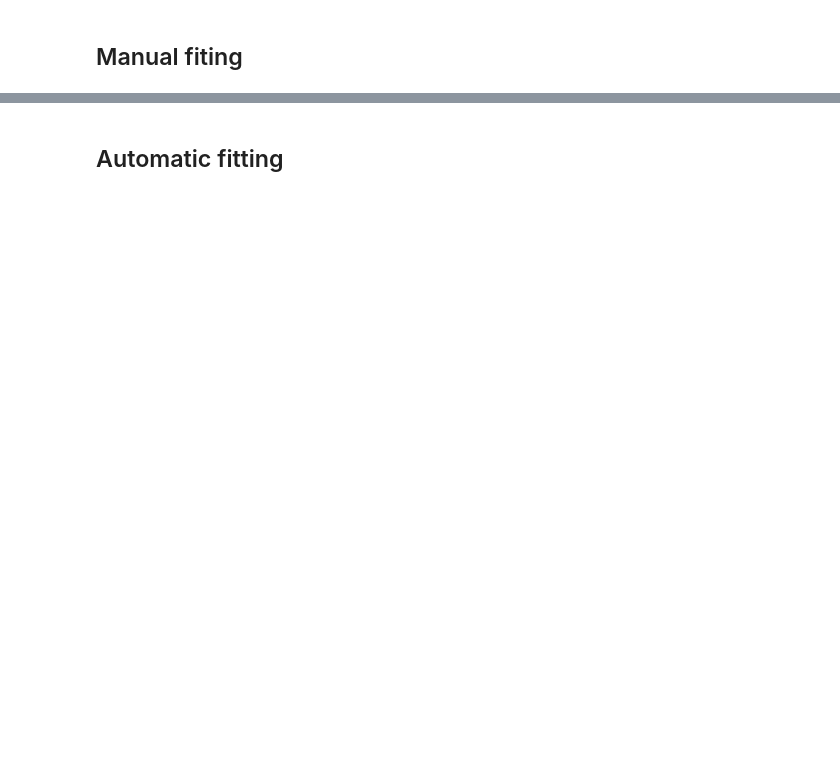
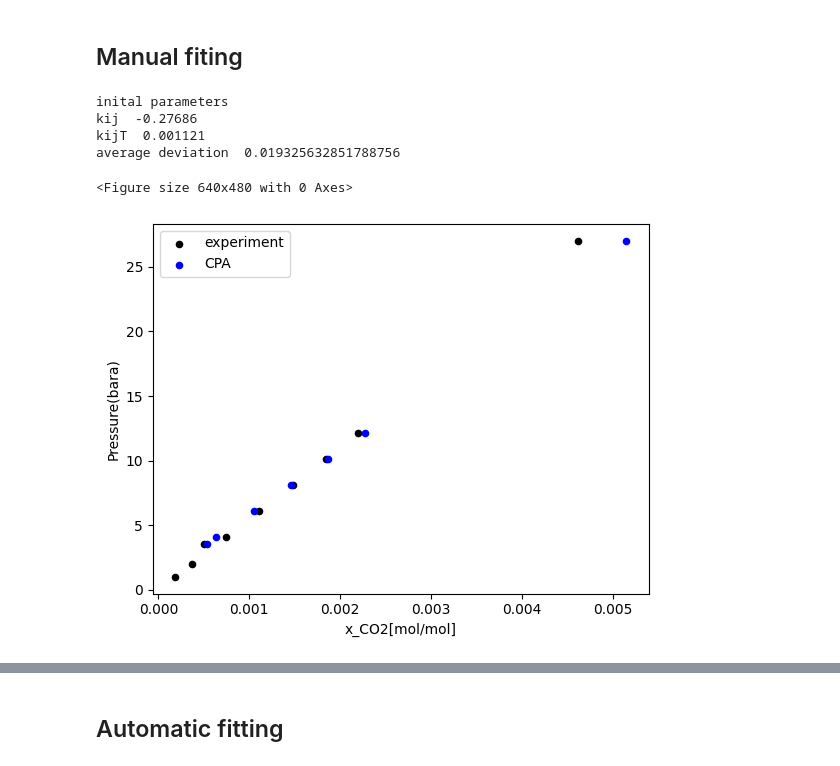
Before and after one commit to equinor/neqsim-parameterfitting, a Jupyter notebook: example/thermodynamics/VLE/CO2-water/CO2-water.ipynb, the cells around one changed output, grey strips where cells are left out. Cells and saved outputs as stored; diff of their text form; code cells hidden in the pictures; blank space fills up the shorter version.

```diff
--- a/example/thermodynamics/VLE/CO2-water/CO2-water.ipynb
+++ b/example/thermodynamics/VLE/CO2-water/CO2-water.ipynb
@@ -156,2 +177,60 @@ median average deviation  10.31499590277296
 # %% [markdown]
 ## Manual fiting
+# %%
+#set datafram for testing model
+inpdata = data373
+
+import neqsim
+from neqsim.thermo.thermoTools import fluid, TPflash, fluidComposition,bubp
+import pandas as pd
+import numpy as np
+
+fluid1 = fluid('cpa')
+fluid1.addComponent('CO2', 1.0)
+fluid1.addComponent("water", 1.0)
+fluid1.autoSelectMixingRule()
+fluid1.setTemperature(15.0, 'C')
+
+print('inital parameters ')
+print('kij ', fluid1.getPhase(0).getMixingRule().getBinaryInteractionParameter(0,1))
+print('kijT ', fluid1.getPhase(0).getMixingRule().getBinaryInteractionParameterT1(0,1))
+
+fluid1.getPhase(0).getMixingRule().setBinaryInteractionParameter(0,1, 0.0950001306904282)
+fluid1.getPhase(1).getMixingRule().setBinaryInteractionParameter(0,1, 0.0950011306904282)
+fluid1.getPhase(1).getMixingRule().setBinaryInteractionParameterT1(0,1, 0)
+fluid1.getPhase(1).getMixingRule().setBinaryInteractionParameterT1(0,1, 0)
+
+def solubility(inp):
+    fluid1.setPressure(inp[2], 'bara')
+    fluid1.setTemperature(inp[1], 'K')
+    try:
+        TPflash(fluid1)
+        return fluid1.getPhase('aqueous').getComponent('CO2').getx()
+    except:
+        return float('nan')
+
+inpdataList = inpdata[['x1', 'Temperature', 'Pressure']].values.tolist()
+solres = [solubility(inp) for inp in inpdataList]
+dataWithExperiment = inpdata.assign(x_CPA_fitted = solres)
+
+devdf = (dataWithExperiment['x_CPA_fitted'] - dataWithExperiment['x1']) / dataWithExperiment['x1']*100.0
+
+dataWithExperimentAndDev = dataWithExperiment.assign(dev_fitted = devdf.values)
+
+print('average deviation ', devdf.mean(axis=0))
+
+dataWithExperimentAndDev.to_csv('./water-CO2-exp-fitted.csv')
+
+from matplotlib import pyplot as plt
+fig = plt.figure()
+plot1 = inpdata.plot(x='x1', y='Pressure', kind='scatter',ylabel='Pressure(bara)', xlabel='x_CO2[mol/mol]',color='black')
+dataWithExperimentAndDev.plot(ax=plot1, x='x_CPA_fitted', y='Pressure', kind='scatter',ylabel='Pressure(bara)', xlabel='x_CO2[mol/mol]',color='blue')
+plt.legend(['experiment', 'CPA'])
+plt.show()
+# %% [output]
+inital parameters
+kij  -0.27686
+kijT  0.001121
+average deviation  0.019325632851788756
+<Figure size 640x480 with 0 Axes>
+[figure, added]
```
Also changed, not shown: parts of 7 cells of this notebook, 2 other files.
